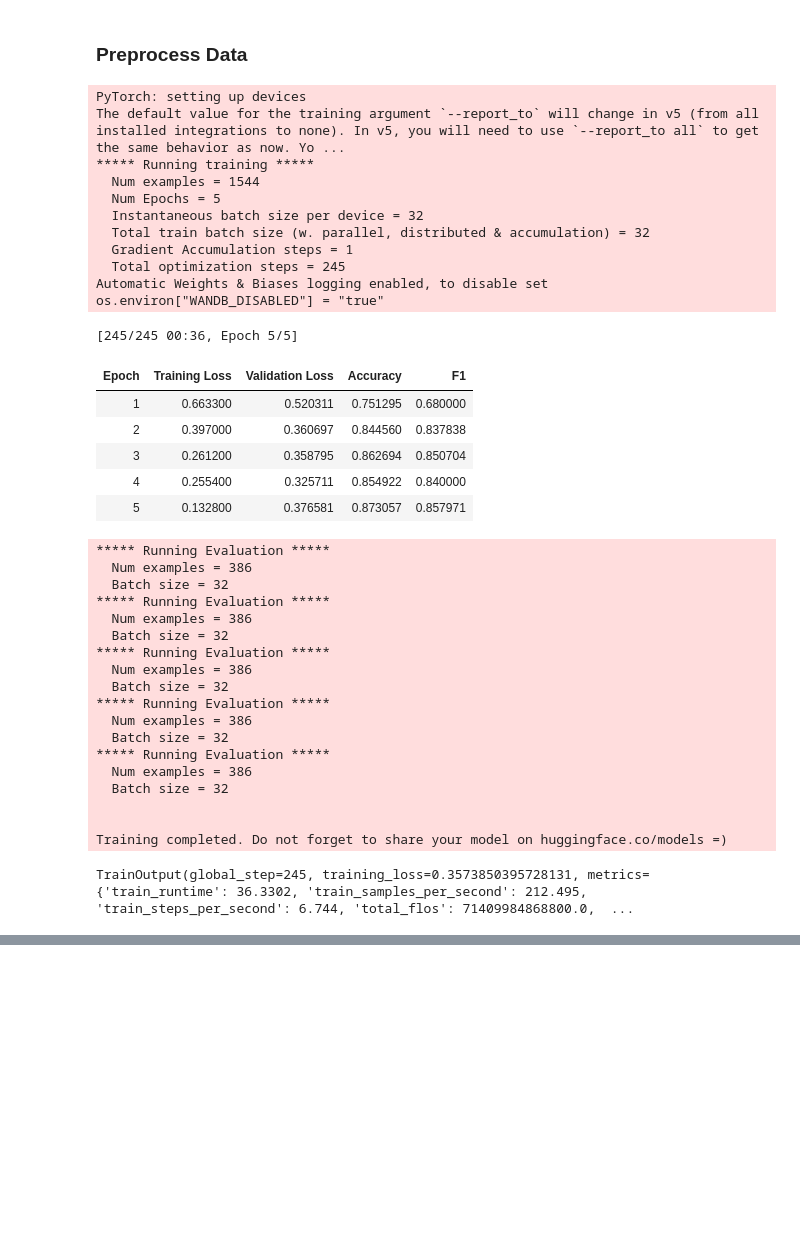
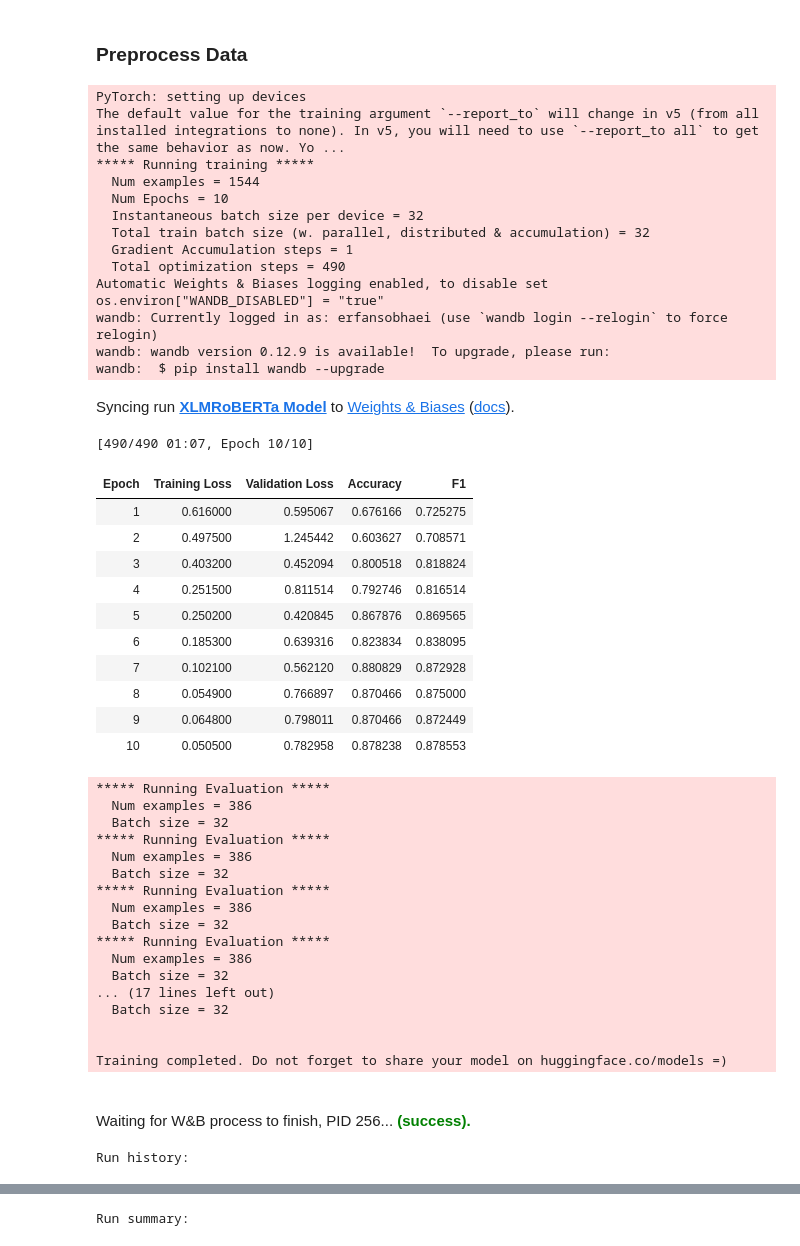
Before and after one commit to erfansobhaei/kaggleship, a Jupyter notebook: PersainPoemClassifier.ipynb, the cells around one changed output, grey strips where cells are left out. Drawn from its saved outputs; the diff is of its cells as text; code cells hidden in the pictures; blank space fills up the shorter version.

```diff
--- a/PersainPoemClassifier.ipynb
+++ b/PersainPoemClassifier.ipynb
@@ -256,42 +314,52 @@ val_dataset = Dataset(X_val_tokenized, y_val)
 # %%
 args = TrainingArguments(
-    output_dir="output",
+    output_dir="output/xlmroberta",
     run_name="XLMRoBERTa Model",
     evaluation_strategy="epoch",
     per_device_train_batch_size=32,
     per_device_eval_batch_size=32,
-    num_train_epochs=5,
+    num_train_epochs=10,
     logging_steps =10,
     seed=0,
 )
 
 trainer = Trainer(
     model=model,
     args=args,
     train_dataset=train_dataset,
     eval_dataset=val_dataset,
     compute_metrics=compute_metrics,
 )
 
 trainer.train()
+wandb.finish()
 # %% [output]
 PyTorch: setting up devices
 The default value for the training argument `--report_to` will change in v5 (from all installed integrations to none). In v5, you will need to use `--report_to all` to get the same behavior as now. Yo ...
 ***** Running training *****
   Num examples = 1544
-  Num Epochs = 5
+  Num Epochs = 10
   Instantaneous batch size per device = 32
   Total train batch size (w. parallel, distributed & accumulation) = 32
   Gradient Accumulation steps = 1
-  Total optimization steps = 245
+  Total optimization steps = 490
 Automatic Weights & Biases logging enabled, to disable set os.environ["WANDB_DISABLED"] = "true"
+wandb: Currently logged in as: erfansobhaei (use `wandb login --relogin` to force relogin)
+wandb: wandb version 0.12.9 is available!  To upgrade, please run:
+wandb:  $ pip install wandb --upgrade
+Syncing run XLMRoBERTa Model to Weights & Biases (docs).
-[245/245 00:36, Epoch 5/5]
+[490/490 01:07, Epoch 10/10]
 | Epoch | Training Loss | Validation Loss | Accuracy | F1 |
-| 1 | 0.663300 | 0.520311 | 0.751295 | 0.680000 |
-| 2 | 0.397000 | 0.360697 | 0.844560 | 0.837838 |
-| 3 | 0.261200 | 0.358795 | 0.862694 | 0.850704 |
-| 4 | 0.255400 | 0.325711 | 0.854922 | 0.840000 |
-| 5 | 0.132800 | 0.376581 | 0.873057 | 0.857971 |
+| 1 | 0.616000 | 0.595067 | 0.676166 | 0.725275 |
+| 2 | 0.497500 | 1.245442 | 0.603627 | 0.708571 |
+| 3 | 0.403200 | 0.452094 | 0.800518 | 0.818824 |
+| 4 | 0.251500 | 0.811514 | 0.792746 | 0.816514 |
+| 5 | 0.250200 | 0.420845 | 0.867876 | 0.869565 |
+| 6 | 0.185300 | 0.639316 | 0.823834 | 0.838095 |
+| 7 | 0.102100 | 0.562120 | 0.880829 | 0.872928 |
+| 8 | 0.054900 | 0.766897 | 0.870466 | 0.875000 |
+| 9 | 0.064800 | 0.798011 | 0.870466 | 0.872449 |
+| 10 | 0.050500 | 0.782958 | 0.878238 | 0.878553 |
 ***** Running Evaluation *****
   Num examples = 386
   Batch size = 32
@@ -304,10 +372,10 @@ Automatic Weights & Biases logging enabled, to disable set os.environ["WANDB_DIS
 ***** Running Evaluation *****
   Num examples = 386
   Batch size = 32
-***** Running Evaluation *****
-  Num examples = 386
+... (17 lines left out)
   Batch size = 32
 
 
 Training completed. Do not forget to share your model on huggingface.co/models =)
+Waiting for W&B process to finish, PID 256... (success).
-TrainOutput(global_step=245, training_loss=0.3573850395728131, metrics={'train_runtime': 36.3302, 'train_samples_per_second': 212.495, 'train_steps_per_second': 6.744, 'total_flos': 71409984868800.0,  ...
+Run history:
@@ -313,0 +397 @@ TrainOutput(global_step=245, training_loss=0.3573850395728131, metrics={'train_r
+Run summary:
```
Also changed, not shown: parts of 22 cells of this notebook.
